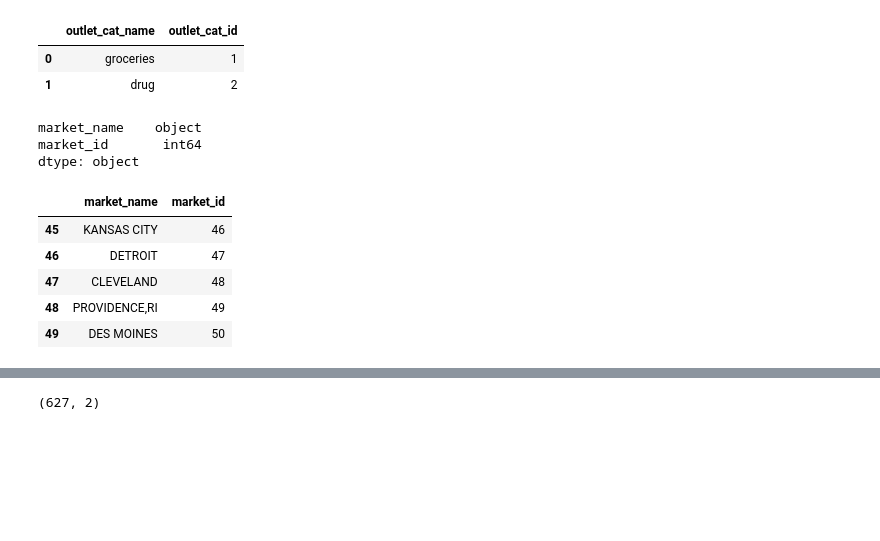
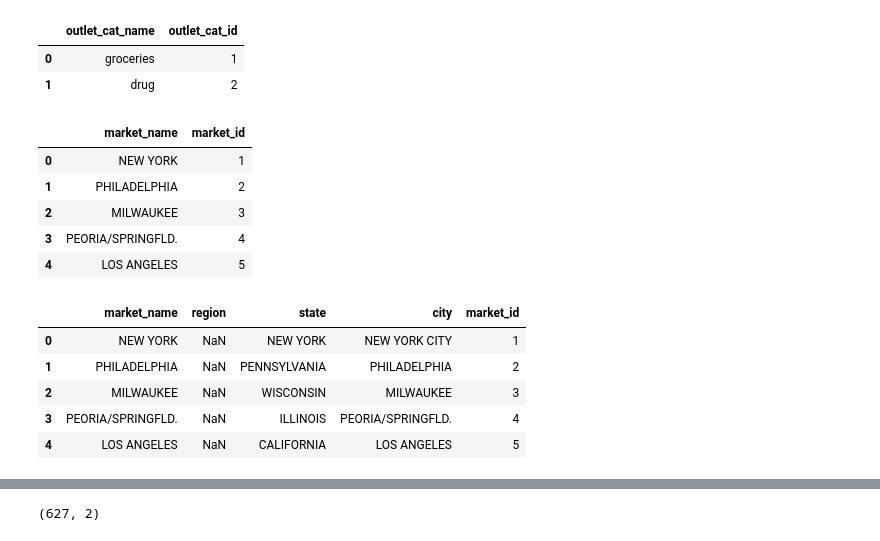
Before and after one commit to benedictau1993/beer-sales-economy, a Jupyter notebook: finalProjectNotebook.ipynb, the cells around one changed output, grey strips where cells are left out. Cells and saved outputs as stored; diff of their text form; code cells hidden in the pictures; blank space fills up the shorter version.

```diff
--- a/finalProjectNotebook.ipynb
+++ b/finalProjectNotebook.ipynb
@@ -532,18 +584,12 @@ outlet_cat_df.to_sql('outlet_cat', con = engine, if_exists = 'replace', chunksiz
 market_df = stores_all_df[["market_name"]].drop_duplicates()
 market_df["market_id"] = np.arange(1,1+len(market_df))
 market_df.reset_index(drop=True, inplace=True)
-market_dict = market_df.set_index("market_name")["market_id"].to_dict()
-market_df.dtypes
+market_df.to_csv("./OpenRefine_data/pre-openrefine/market.csv", index=False)
+market_df.head()
 # %% [output]
-market_name    object
-market_id       int64
-dtype: object
+|  | market_name | market_id |
+| 0 | NEW YORK | 1 |
+| 1 | PHILADELPHIA | 2 |
+| 2 | MILWAUKEE | 3 |
+| 3 | PEORIA/SPRINGFLD. | 4 |
+| 4 | LOS ANGELES | 5 |
-# %%
-market_df.tail()
-# %% [output]
-|  | market_name | market_id |
-| 45 | KANSAS CITY | 46 |
-| 46 | DETROIT | 47 |
-| 47 | CLEVELAND | 48 |
-| 48 | PROVIDENCE,RI | 49 |
-| 49 | DES MOINES | 50 |
@@ -553,3 +596,15 @@ market_df.to_sql('market', con = engine, if_exists = 'replace', chunksize = 1000
+# %%
+market_df  = pd.read_csv("./OpenRefine_data/post-openrefine/market-or.csv")
+market_dict = market_df.set_index("market_name")["market_id"].to_dict()
+
+market_df.head()
+# %% [output]
+|  | market_name | region | state | city | market_id |
+| 0 | NEW YORK | NaN | NEW YORK | NEW YORK CITY | 1 |
+| 1 | PHILADELPHIA | NaN | PENNSYLVANIA | PHILADELPHIA | 2 |
+| 2 | MILWAUKEE | NaN | WISCONSIN | MILWAUKEE | 3 |
+| 3 | PEORIA/SPRINGFLD. | NaN | ILLINOIS | PEORIA/SPRINGFLD. | 4 |
+| 4 | LOS ANGELES | NaN | CALIFORNIA | LOS ANGELES | 5 |
 # %%
 stores_all_df["outlet_cat_name"] = stores_all_df["outlet_cat_name"].map(outlet_cat_dict)
 stores_all_df["market_name"] = stores_all_df["market_name"].map(market_dict)
```
Also changed, not shown: parts of 78 cells of this notebook, 7 other files.
